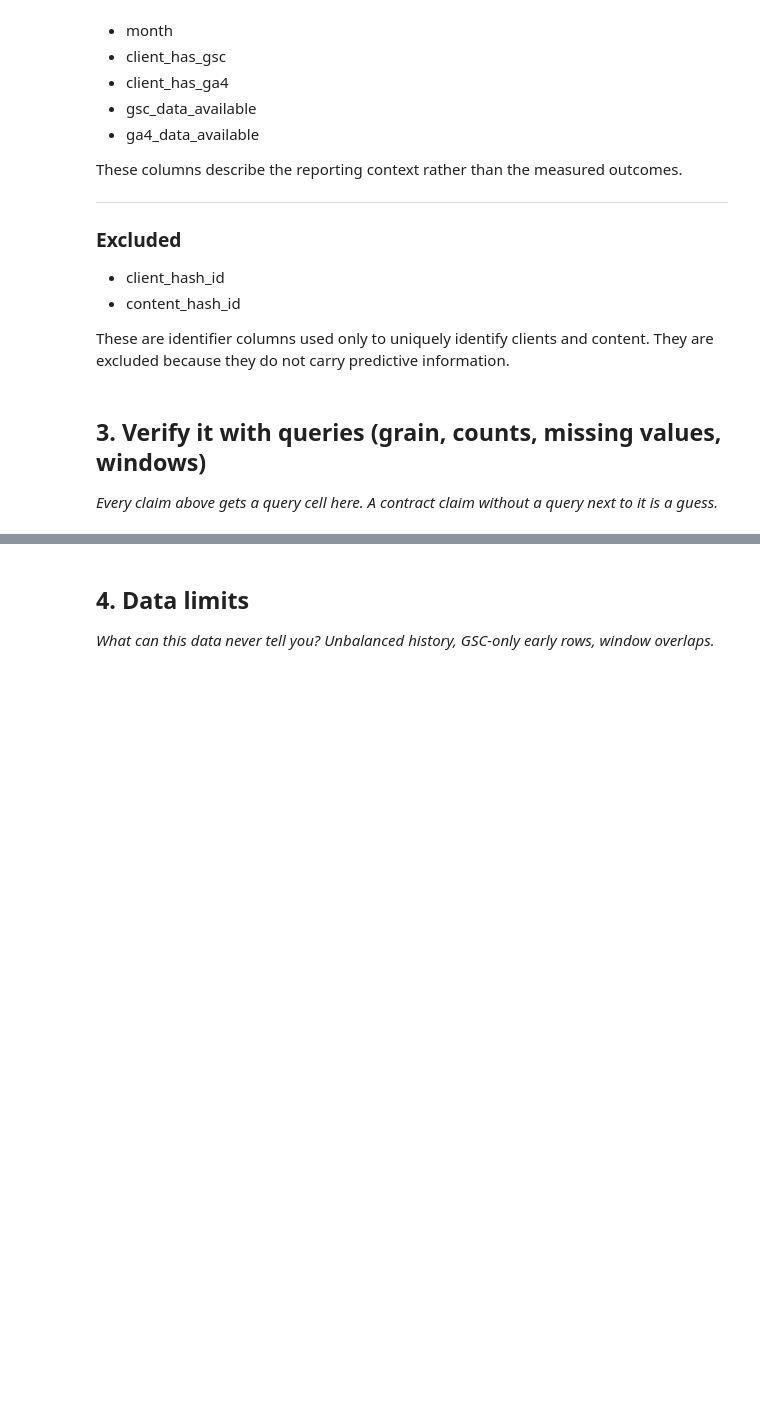
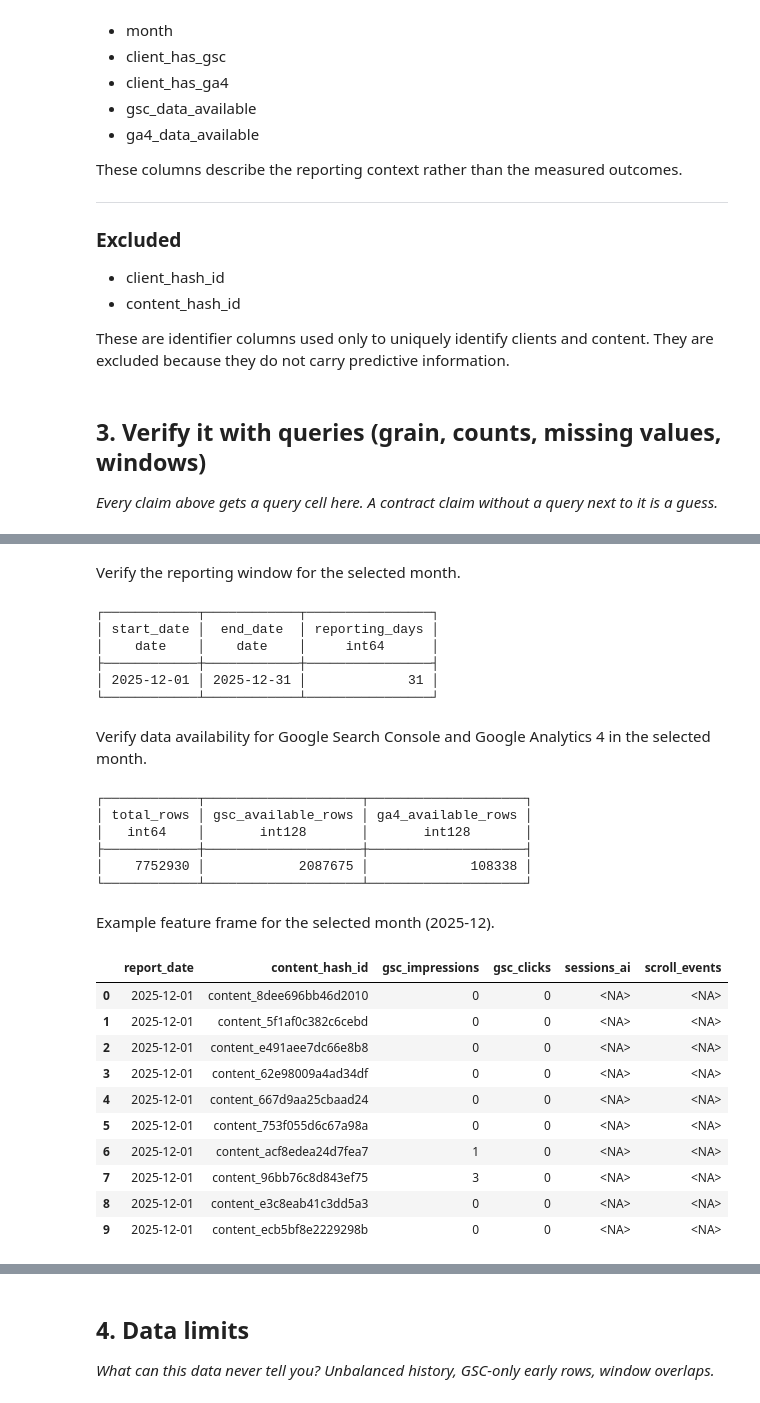
Before and after one commit to nadineshegazy-bit/FlyRankAI, a Jupyter notebook: work/notebooks/w03_data_contract.ipynb, the cells around one changed output, grey strips where cells are left out. Cells and saved outputs as stored; diff of their text form; code cells hidden in the pictures; blank space fills up the shorter version.

```diff
--- a/work/notebooks/w03_data_contract.ipynb
+++ b/work/notebooks/w03_data_contract.ipynb
@@ -279,0 +212,65 @@ FROM read_parquet('{rel}/fact_content_daily_performance/**/*.parquet')
+# %% [markdown]
+Verify the reporting window for the selected month.
+# %%
+con.sql(f"""
+SELECT
+    MIN(report_date) AS start_date,
+    MAX(report_date) AS end_date,
+    COUNT(DISTINCT report_date) AS reporting_days
+FROM read_parquet('{rel}/fact_content_daily_performance/**/*.parquet')
+WHERE month='2025-12'
+""")
+# %% [output]
+┌────────────┬────────────┬────────────────┐
+│ start_date │  end_date  │ reporting_days │
+│    date    │    date    │     int64      │
+├────────────┼────────────┼────────────────┤
+│ 2025-12-01 │ 2025-12-31 │             31 │
+└────────────┴────────────┴────────────────┘
+# %% [markdown]
+Verify data availability for Google Search Console and Google Analytics 4 in the selected month.
+# %%
+con.sql(f"""
+SELECT
+    COUNT(*) AS total_rows,
+    SUM(CASE WHEN gsc_data_available IS TRUE THEN 1 ELSE 0 END) AS gsc_available_rows,
+    SUM(CASE WHEN ga4_data_available IS TRUE THEN 1 ELSE 0 END) AS ga4_available_rows
+FROM read_parquet('{rel}/fact_content_daily_performance/**/*.parquet')
+WHERE month='2025-12'
+""")
+# %% [output]
+┌────────────┬────────────────────┬────────────────────┐
+│ total_rows │ gsc_available_rows │ ga4_available_rows │
+│   int64    │       int128       │       int128       │
+├────────────┼────────────────────┼────────────────────┤
+│    7752930 │            2087675 │             108338 │
+└────────────┴────────────────────┴────────────────────┘
+# %% [markdown]
+Example feature frame for the selected month (2025-12).
+# %%
+feature_frame = con.sql(f"""
+SELECT
+    report_date,
+    content_hash_id,
+    gsc_impressions,
+    gsc_clicks,
+    sessions_ai,
+    scroll_events
+FROM read_parquet('{rel}/fact_content_daily_performance/**/*.parquet')
+WHERE month='2025-12'
+LIMIT 10
+""").df()
+
+feature_frame
+# %% [output]
+|  | report_date | content_hash_id | gsc_impressions | gsc_clicks | sessions_ai | scroll_events |
+| 0 | 2025-12-01 | content_8dee696bb46d2010 | 0 | 0 | <NA> | <NA> |
+| 1 | 2025-12-01 | content_5f1af0c382c6cebd | 0 | 0 | <NA> | <NA> |
+| 2 | 2025-12-01 | content_e491aee7dc66e8b8 | 0 | 0 | <NA> | <NA> |
+| 3 | 2025-12-01 | content_62e98009a4ad34df | 0 | 0 | <NA> | <NA> |
+| 4 | 2025-12-01 | content_667d9aa25cbaad24 | 0 | 0 | <NA> | <NA> |
+| 5 | 2025-12-01 | content_753f055d6c67a98a | 0 | 0 | <NA> | <NA> |
+| 6 | 2025-12-01 | content_acf8edea24d7fea7 | 1 | 0 | <NA> | <NA> |
+| 7 | 2025-12-01 | content_96bb76c8d843ef75 | 3 | 0 | <NA> | <NA> |
+| 8 | 2025-12-01 | content_e3c8eab41c3dd5a3 | 0 | 0 | <NA> | <NA> |
+| 9 | 2025-12-01 | content_ecb5bf8e2229298b | 0 | 0 | <NA> | <NA> |
```
Also changed, not shown: parts of 17 cells of this notebook.
